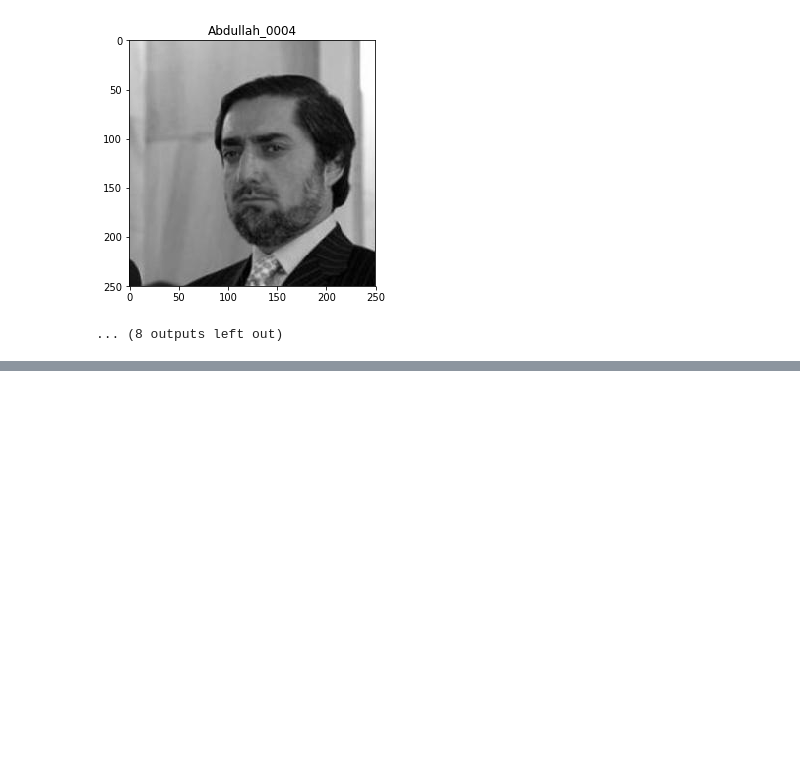
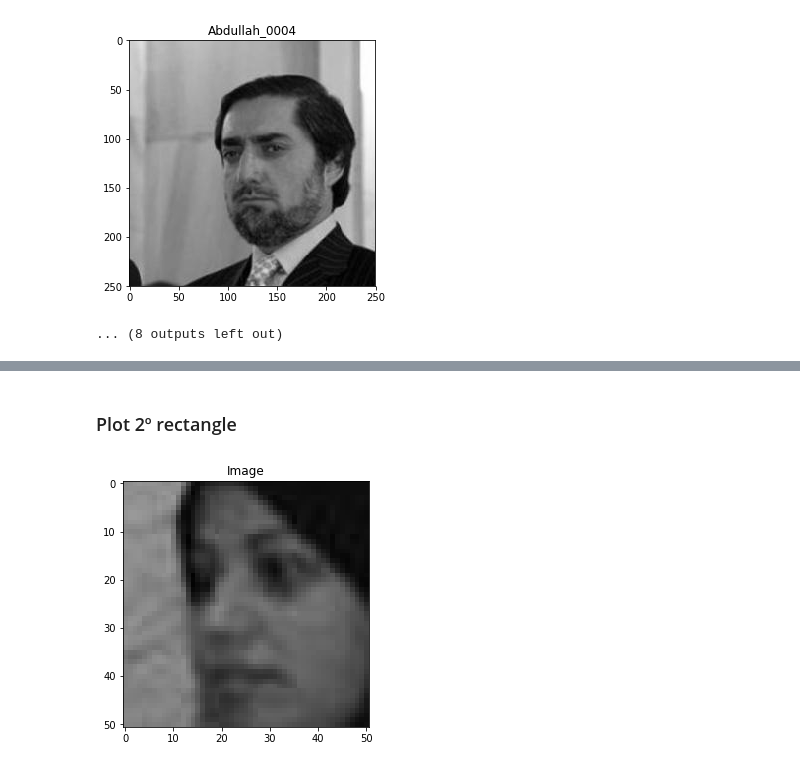
Before and after one commit to bkemmer/custom_cnn, a Jupyter notebook: notebooks/initialpreprocessing.ipynb, the cells around one changed output, grey strips where cells are left out. Cells and saved outputs as stored; diff of their text form; code cells hidden in the pictures; blank space fills up the shorter version.

```diff
--- a/notebooks/initialpreprocessing.ipynb
+++ b/notebooks/initialpreprocessing.ipynb
@@ -129,0 +205,9 @@ processImages(df=df_train, limit=10)
+# %% [markdown]
+### Plot 2º rectangle
+# %%
+cropped_image = crop_image(original_image=original_image, column=detected_faces[1,0], row=detected_faces[1,1],
+                           width=detected_faces[1,2], height=detected_faces[1,3])
+
+plt_img(cropped_image)
+# %% [output]
+[figure, added]
```
Also changed, not shown: parts of 26 cells of this notebook, 1 other file.
